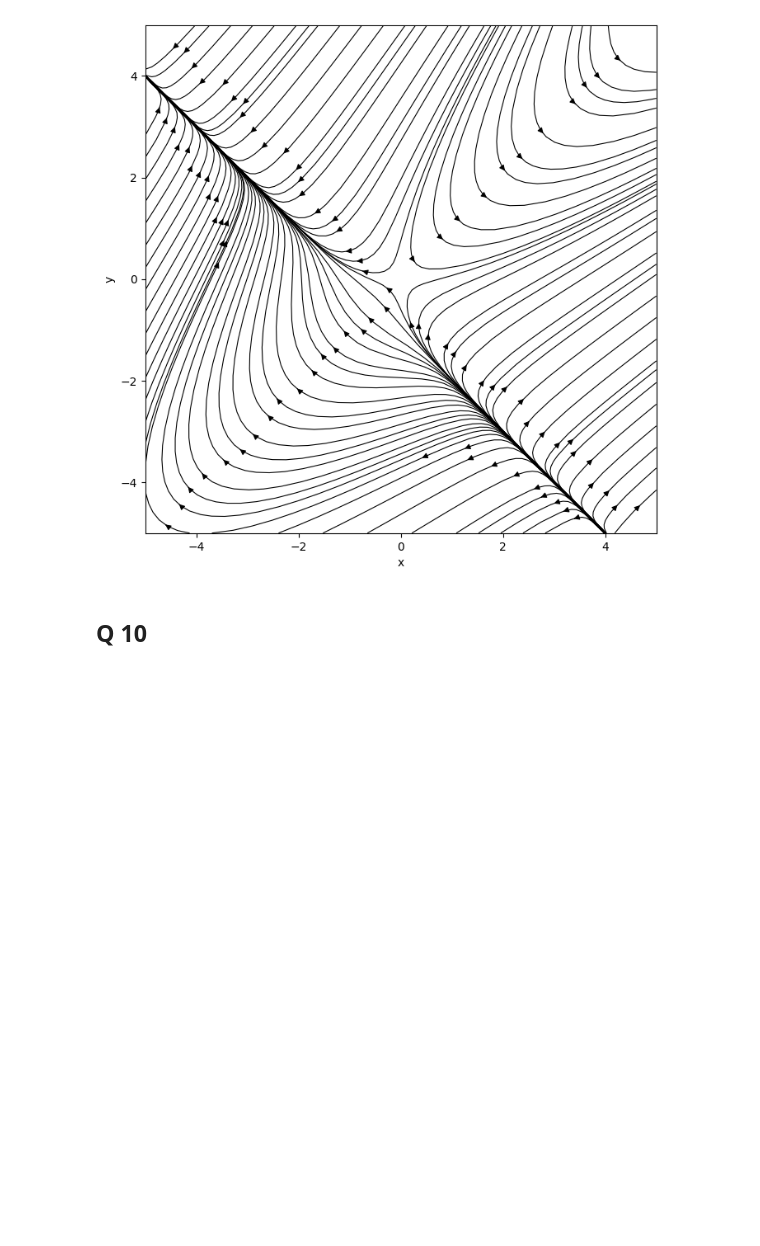
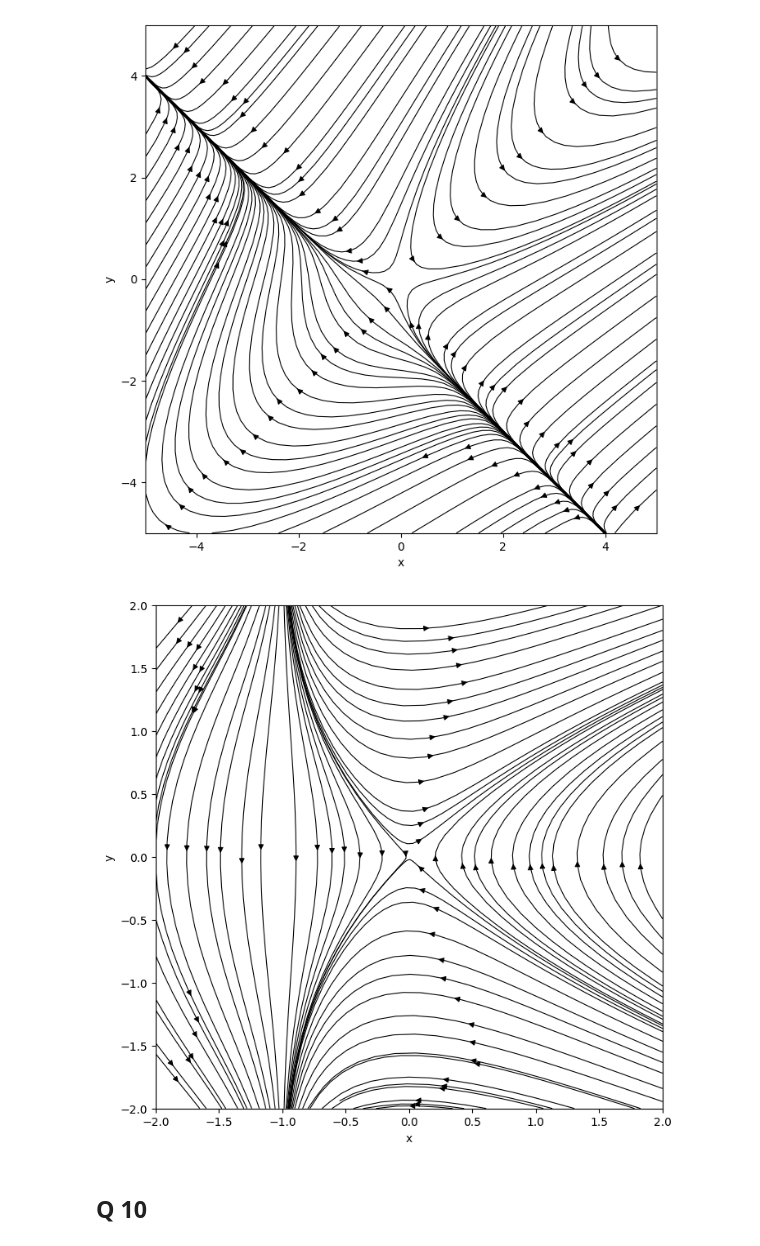
Before and after one commit to antony-yang0412/DS_supervision, a Jupyter notebook: example_sheet_2.ipynb, the cells around one changed output. Saved outputs shown, nothing was run; the diff lists cells and outputs as text; code cells hidden in the pictures; blank space fills up the shorter version.

```diff
--- a/example_sheet_2.ipynb
+++ b/example_sheet_2.ipynb
@@ -173,6 +173,41 @@ ax.set_xlim(x_min, x_max); ax.set_ylim(y_min, y_max)
 plt.show()
 # %% [output]
 [figure]
+# %%
+# set up domain
+x_min = y_min = -2
+x_max = y_max = 2
+n_points = 100
+x_range = np.linspace(x_min, x_max, n_points)
+y_range = np.linspace(y_min, y_max, n_points)
+X, Y = np.meshgrid(x_range, y_range)
+
+# using transform
+# u = x + y
+# u = x - y
+
+# Define the system
+def vector_field(X, Y):
+    dx = 2 * Y * (1 + X)
+    dy = 2 * X
+    return dx, dy
+
+# Calculate vector field
+U, V = vector_field(X, Y)
+
+# Plot the vector field
+fig, ax = plt.subplots(figsize=(8, 8))
+ax.streamplot(X, Y, U, V, color="black", linewidth=0.8, broken_streamlines=False, density=0.8)
+
+
+# Setting up the plot
+ax.set_xlabel("x")
+ax.set_ylabel("y")
+ax.set_xlim(x_min, x_max); ax.set_ylim(y_min, y_max)
+
+plt.show()
+# %% [output]
+[figure, added]
 # %% [markdown]
 ## Q 10
 # %%
```
Also changed, not shown: parts of 1 cell of this notebook.
